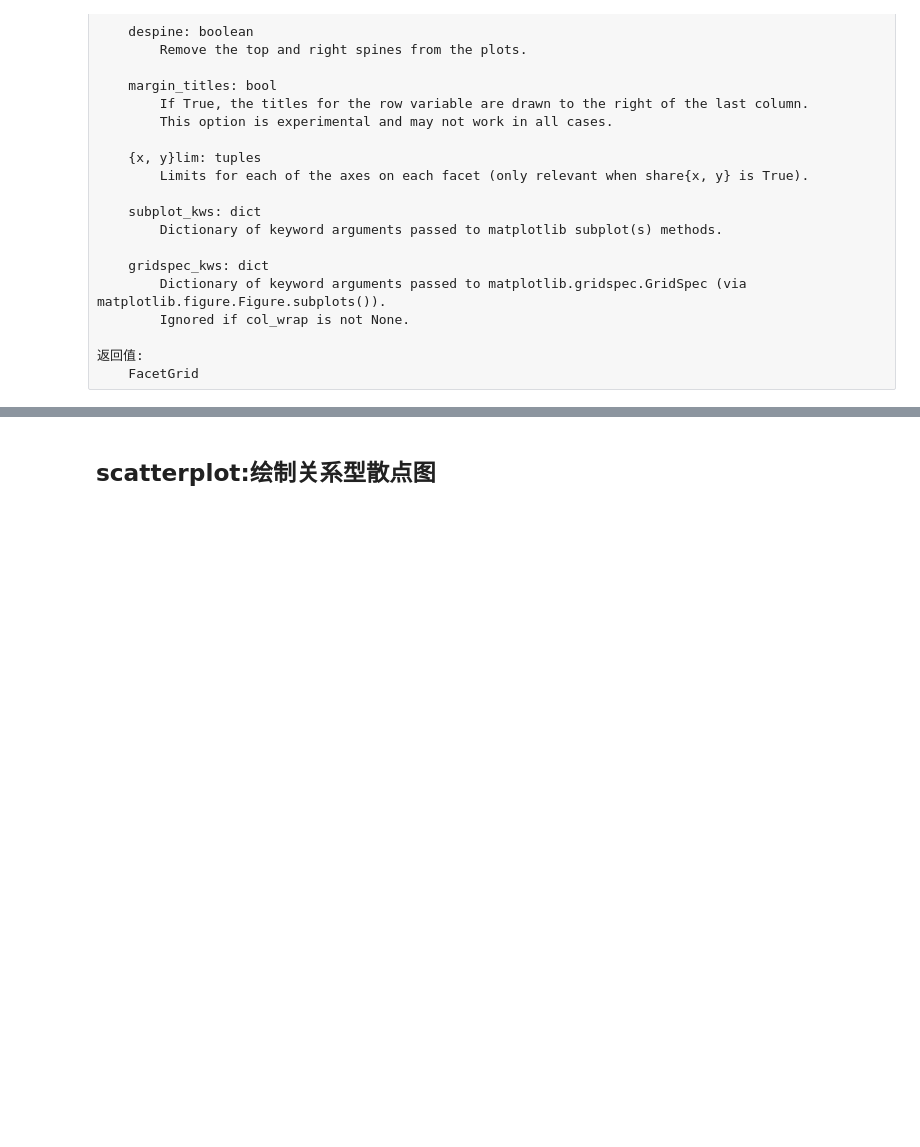
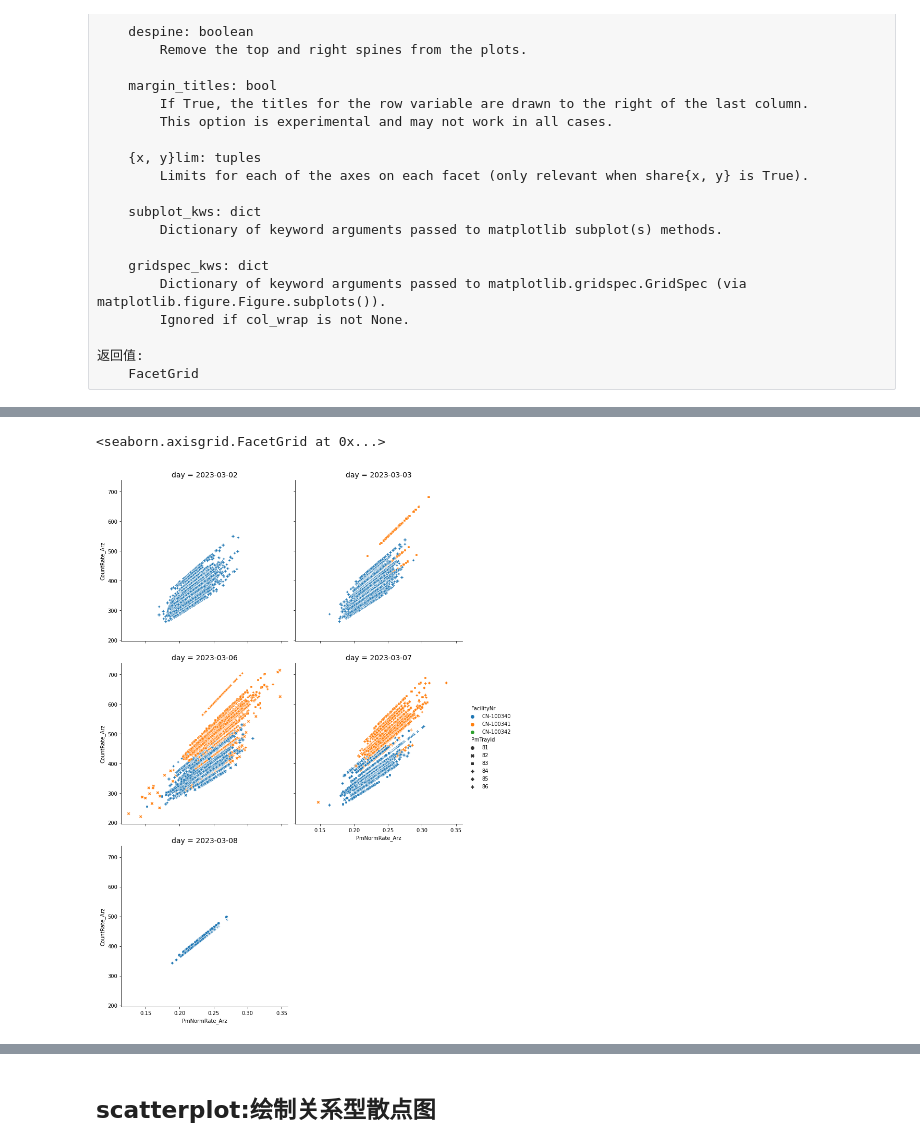
Before and after one commit to sunocean01/Matplotlib_Note, a Jupyter notebook: seaborn_module.ipynb, the cells around one changed output, grey strips where cells are left out. Drawn from its saved outputs; the diff is of its cells as text; code cells hidden in the pictures; blank space fills up the shorter version.

```diff
--- a/seaborn_module.ipynb
+++ b/seaborn_module.ipynb
@@ -42,5 +48,7 @@ ax.imshow(im)
 # %%
-dtpath = r"..\testfile\mc03test.csv"
+dtpath = r".\testin\mc03test.csv"
 dt = pd.read_csv(dtpath,index_col=0,parse_dates=True)
 dt["hour"] = dt.index.strftime("%Y-%m-%d %H")
+dt['day'] = dt.index.date
+dt = dt.query("Omega>0.2")
 dt.head(1)
@@ -196,17 +241,18 @@ kwargs: key, value pairings
 # %%
 sns.relplot(data=dt,
-            x="PmNormRate_1",    #第一个维度
-            y="TotalCounts_1",   #第二个维度
+            x="PmNormRate_Arz",    #第一个维度
+            y="CountRate_Arz",   #第二个维度
             hue="FacilityNr",    #第三个维度
             style="PmTrayId",    #第四个维度,用形状区分
 #             size="day",          #第五个维度,点的大小,线条的粗细区分
             hue_order=["CN-100340","CN-100341","CN-100342"],     #定义图例中的属性
             col="day",           #第六个维度
 #             row="PmTrayId",    #第七个维度
             col_wrap=2,
 #             palette=["r","green","blue"],    #自定义颜色
             kind="scatter",      #图形类型,default: scatter; 可选:line,
-
-
            )
+# %% [output]
+<seaborn.axisgrid.FacetGrid at 0x...>
+[figure, added]
 # %%
```
Also changed, not shown: parts of 89 cells of this notebook, 3 other files.
